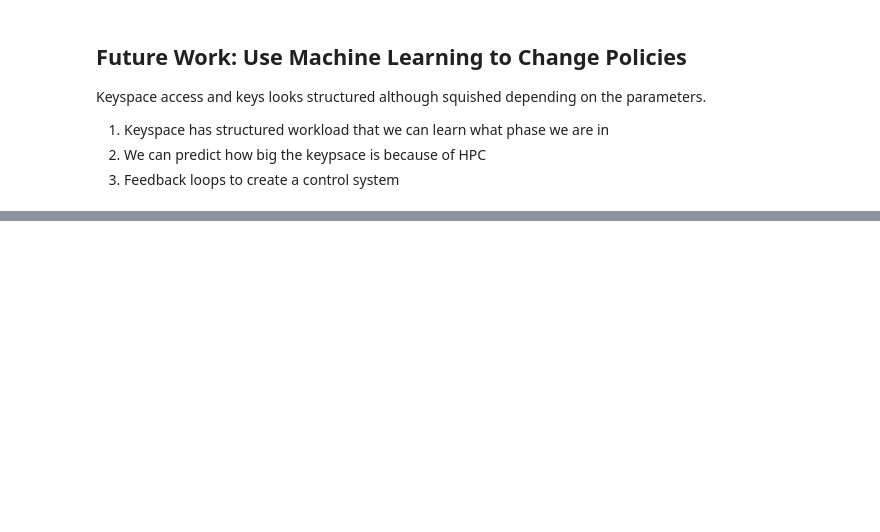
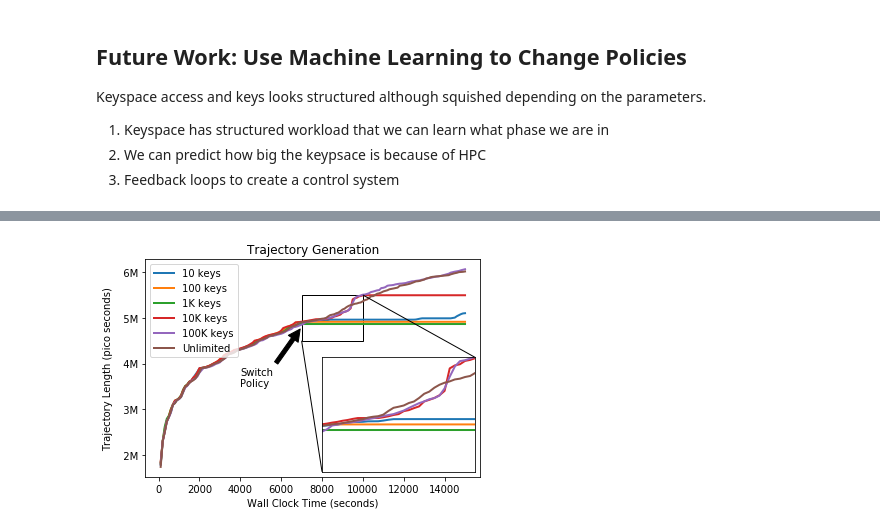
Before and after one commit to michaelsevilla/parsplice-popper, a Jupyter notebook: viz/viz-paper.ipynb, the cells around one changed output, grey strips where cells are left out. Cells and saved outputs as stored; diff of their text form; code cells hidden in the pictures; blank space fills up the shorter version.

```diff
--- a/viz/viz-paper.ipynb
+++ b/viz/viz-paper.ipynb
@@ -29,6 +29,18 @@ def untar(fname):
     tar.extractall()
     tar.close()
 d = "../experiments/baseline-trinitite/"
+def plot_times(ax, label, results):
+    #colors = ['#8c510a', '#d8b365', '#f6e8c3', '#c7eae5', '#5ab4ac', '#01665e']
+    if os.path.exists(results + "/times.out"):
+        df = pd.read_csv(results + "/times.out", delimiter=" ", index_col=False, names=["wc", "traj"])
+    else:
+        untar(results + "/times.tar.gz")
+        shutil.move("times.out", "tmp/times.out")
+        df = pd.read_csv("tmp/times.out", delimiter=" ", index_col=False, names=["wc", "traj"])
+    ax.plot(df["wc"], df["traj"], label=label, lw=2)
+    ax.set_ylabel("Trajectory Length (pico seconds)")
+    ax.set_xlabel("Wall Clock Time (seconds)")
+    ax.legend()
 # %% [markdown]
 ## Motivation: Keyspace
 
@@ -548,0 +568,57 @@ fig.savefig("../paper/figures/motivation-regimes.png", bbox_inches='tight', dpi=
+# %%
+from mpl_toolkits.axes_grid1.inset_locator import zoomed_inset_axes
+from mpl_toolkits.axes_grid1.inset_locator import mark_inset
+
+def plot_keyspace(ax, op, results, rank="1", label=""):
+    fname = ""
+    untar(results + "/out/perf.tar.gz")
+    shutil.move("perf/perf." + rank, "tmp/perf." + rank)
+    fname = "tmp/perf." + rank
+    df = pd.read_csv(fname, names=['ts', 'op', 'count'])
+
+    df = df[df['op'] == op]
+    shift = np.min(df['ts']) * np.ones(len(df['ts']))
+
+    df['cs'] = df['count'].astype(float) - df['count'].shift(1).astype(float)
+    ax.plot(df['ts'].astype(float) - shift, df['cs'].astype(float), label=label)
+    ax.set_xlabel("Time (seconds)")
+
+fig, ax = plt.subplots(1, 1)
+plot_times(ax, "10 keys", d+"nano-sepminima/scale-cachedecrease-all/scale-cachedecrease-8n-10-72366")
+plot_times(ax, "100 keys", d+"nano-sepminima/scale-cachedecrease-all/scale-cachedecrease-8n-100-72361")
+plot_times(ax, "1K keys", d+"nano-sepminima/scale-cachedecrease-all/scale-cachedecrease-8n-1000-72378")
+plot_times(ax, "10K keys", d+"nano-sepminima/scale-cachedecrease-all/scale-cachedecrease-8n-10000-72374")
+plot_times(ax, "100K keys", d+"nano-sepminima/scale-cachedecrease-all/scale-cachedecrease-8n-100000-72380")
+plot_times(ax, "Unlimited", d+"nano-sepminima/scale-reproducibility/scale-cachelimit-8n-unlimited-71994")
+ax.legend(ncol=1, loc='upper left')
+
+#plt.plot([7000, 7000],   [5.5*1000*1000, 4.5*1000*1000], 'k-', lw=2)
+#plt.plot([10000, 10000], [5.5*1000*1000, 4.5*1000*1000], 'k-', lw=2)
+#plt.plot([7050, 7400],   [4.5*1000*1000, 3.9*1000*1000], 'k-', lw=2)
+#plt.plot([10000, 15000], [4.5*1000*1000, 3.9*1000*1000], 'k-', lw=2)
+
+axins = zoomed_inset_axes(ax,2.5,loc=4)
+plot_times(axins, "10 Keys", d+"nano-sepminima/scale-cachedecrease-all/scale-cachedecrease-8n-10-72366")
+plot_times(axins, "100 Keys", d+"nano-sepminima/scale-cachedecrease-all/scale-cachedecrease-8n-100-72361")
+plot_times(axins, "1K Keys", d+"nano-sepminima/scale-cachedecrease-all/scale-cachedecrease-8n-1000-72378")
+plot_times(axins, "10K Keys", d+"nano-sepminima/scale-cachedecrease-all/scale-cachedecrease-8n-10000-72374")
+plot_times(axins, "100K Keys", d+"nano-sepminima/scale-cachedecrease-all/scale-cachedecrease-8n-100000-72380")
+plot_times(axins, "Unlimited", d+"nano-sepminima/scale-reproducibility/scale-cachelimit-8n-unlimited-71994")
+axins.set_xlim(7000, 10000)
+axins.set_ylim(4.5*1000*1000, 5.5*1000*1000)
+axins.legend().remove()
+axins.set_ylabel("")
+axins.set_xlabel("")
+axins.set_xticks([])
+axins.set_yticks([])
+ax.set_yticklabels(['{:3.0f}M'.format(yval/(1000*1000)) for yval in ax.get_yticks()])
+ax.set_title("Trajectory Generation")
+
+mark_inset(ax, axins, loc1=3, loc2=1, color="black", ec="0")
+ax.annotate('Switch\nPolicy', xy=(7000, 4.8*1000*1000), xytext=(4000, 3.5*1000*1000),
+               arrowprops=dict(facecolor='black', shrink=0.05))
+
+
+fig.savefig("../paper/figures/methodology-trajectory.png", bbox_inches='tight', dpi=400)
+# %% [output]
+[figure, added]
```
Also changed, not shown: parts of 2 cells of this notebook, 7 other files.
